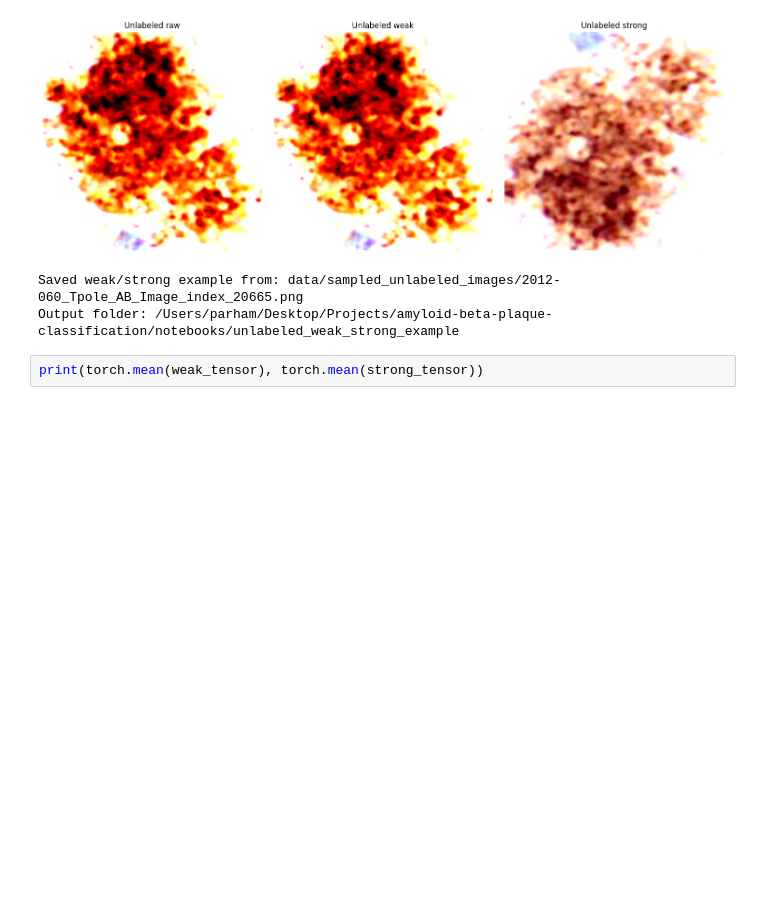
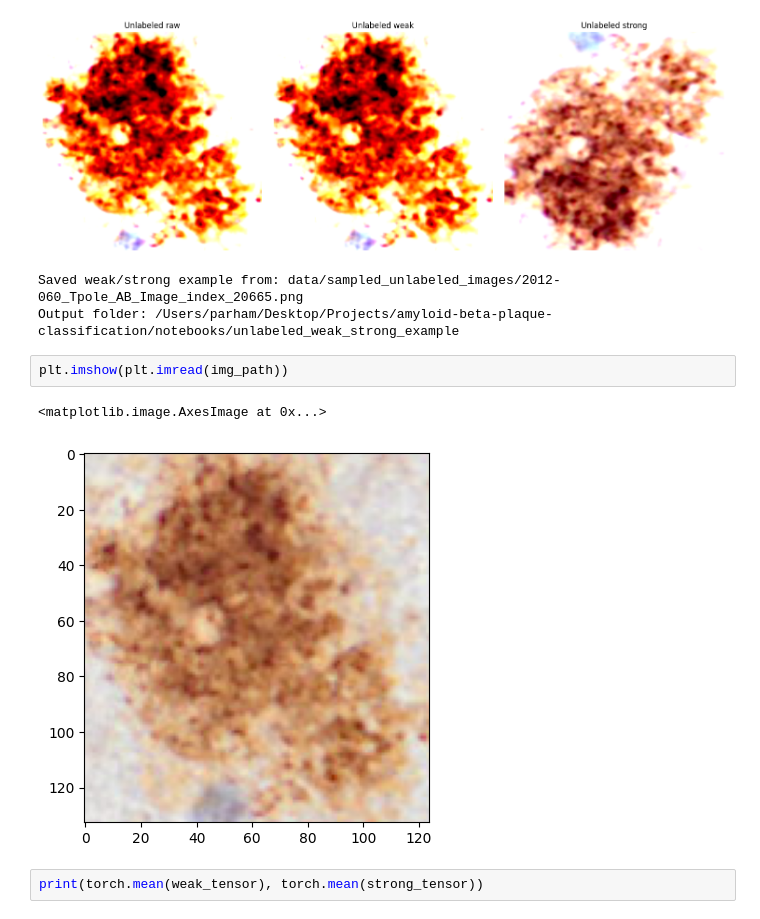
Before and after one commit to ParhamBateni/amyloid-beta-plaque-classification, a Jupyter notebook: notebooks/visualization.ipynb, the cells around one changed output. Saved outputs shown, nothing was run; the diff lists cells and outputs as text; blank space fills up the shorter version.

```diff
--- a/notebooks/visualization.ipynb
+++ b/notebooks/visualization.ipynb
@@ -455,6 +455,11 @@ torch.Size([2, 3, 224, 224])
 [figure]
 Saved weak/strong example from: data/sampled_unlabeled_images/2012-060_Tpole_AB_Image_index_20665.png
 Output folder: /Users/parham/Desktop/Projects/amyloid-beta-plaque-classification/notebooks/unlabeled_weak_strong_example
+# %%
+plt.imshow(plt.imread(img_path))
+# %% [output]
+<matplotlib.image.AxesImage at 0x...>
+[figure, added]
 # %%
 print(torch.mean(weak_tensor), torch.mean(strong_tensor))
 # %% [output]
```
Also changed, not shown: parts of 1 cell of this notebook, 8 other files.
